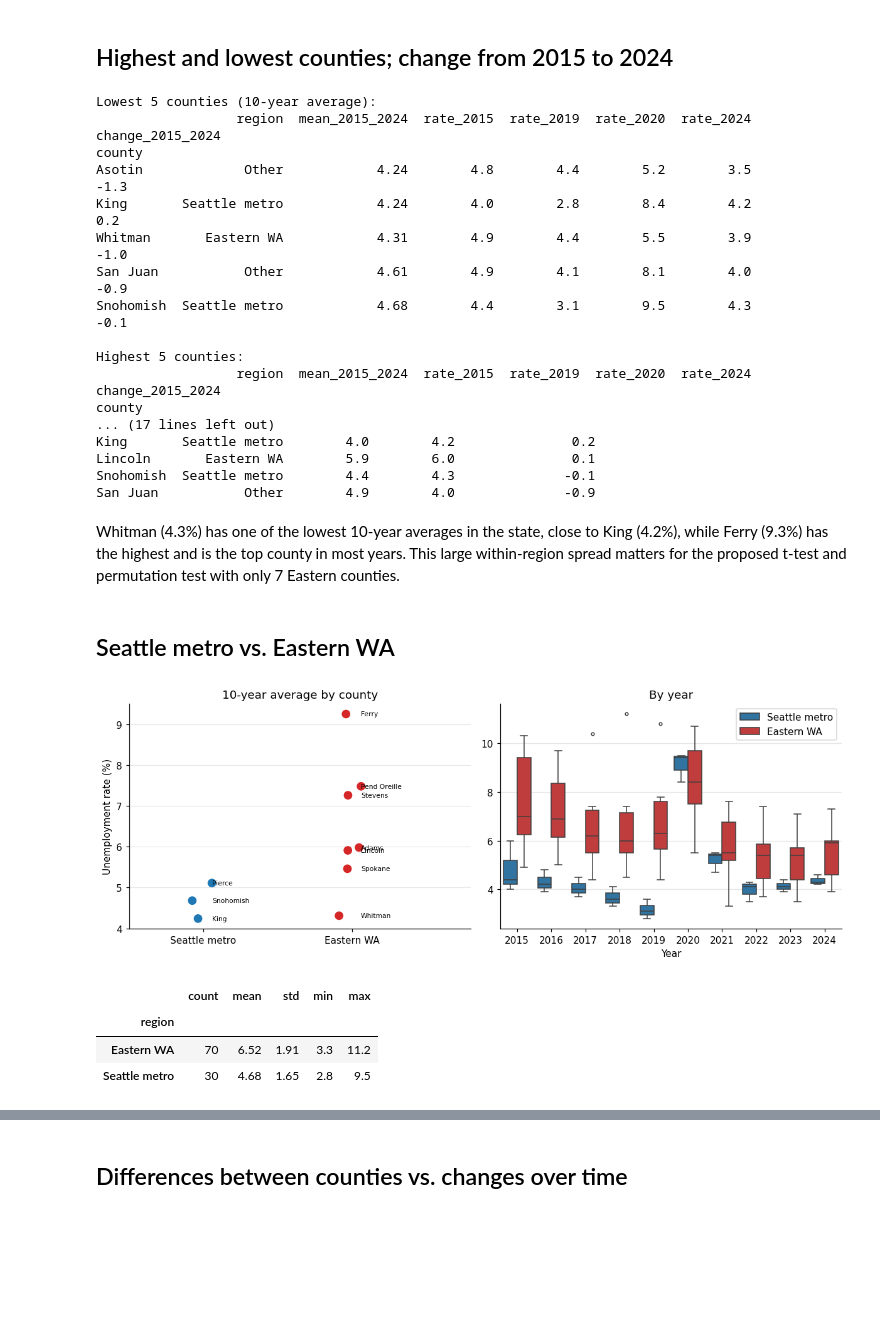
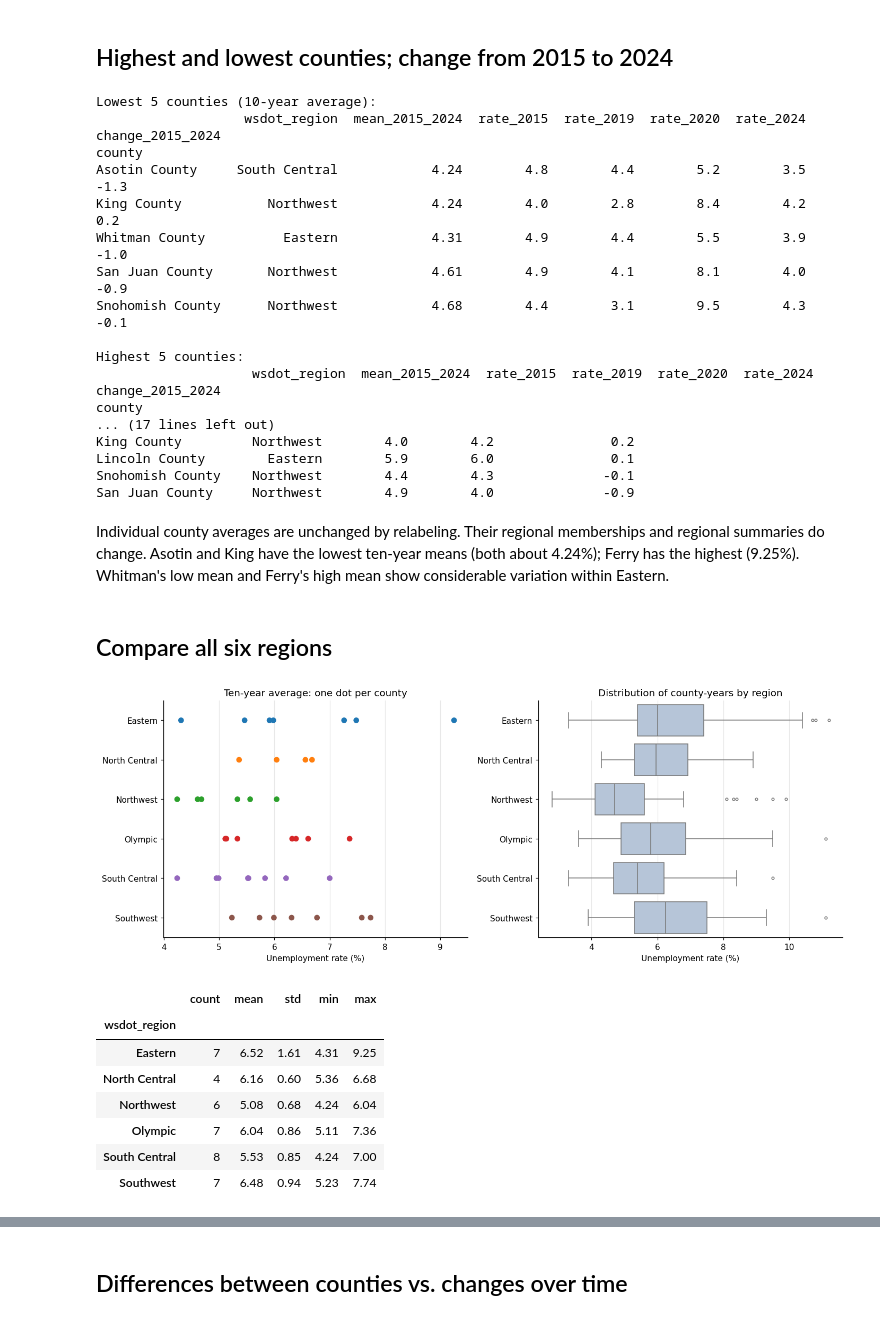
Before and after one commit to binay8/wa-housing, a Jupyter notebook: code/EDA_unemployment rate.ipynb, the cells around one changed output, grey strips where cells are left out. Drawn from its saved outputs; the diff is of its cells as text; code cells hidden in the pictures; blank space fills up the shorter version.

```diff
--- a/code/EDA_unemployment rate.ipynb
+++ b/code/EDA_unemployment rate.ipynb
@@ -130,49 +203,54 @@ plt.tight_layout(); plt.show()
 # %% [markdown]
 ## Highest and lowest counties; change from 2015 to 2024
 # %%
-summary = pd.DataFrame({"region": region_of, "mean_2015_2024": wide.mean(axis=1), "rate_2015": wide[2015], "rate_2019": wide[2019], "rate_2020": wide[2020], "rate_2024": wide[2024]})
+summary = pd.DataFrame({"wsdot_region": region_of, "mean_2015_2024": wide.mean(axis=1), "rate_2015": wide[2015], "rate_2019": wide[2019], "rate_2020": wide[2020], "rate_2024": wide[2024]})
 summary["change_2015_2024"] = summary["rate_2024"] - summary["rate_2015"]
 summary = summary.sort_values("mean_2015_2024")
 print("Lowest 5 counties (10-year average):"); print(summary.head(5).round(2).to_string())
 print("\nHighest 5 counties:"); print(summary.tail(5).round(2).to_string())
-print("\nLargest declines 2015 -> 2024:"); print(summary.nsmallest(4, "change_2015_2024")[["region", "rate_2015", "rate_2024", "change_2015_2024"]].round(2).to_string())
-print("\nLargest increases / smallest declines:"); print(summary.nlargest(4, "change_2015_2024")[["region", "rate_2015", "rate_2024", "change_2015_2024"]].round(2).to_string())
+print("\nLargest declines 2015 -> 2024:"); print(summary.nsmallest(4, "change_2015_2024")[["wsdot_region", "rate_2015", "rate_2024", "change_2015_2024"]].round(2).to_string())
+print("\nLargest increases / smallest declines:"); print(summary.nlargest(4, "change_2015_2024")[["wsdot_region", "rate_2015", "rate_2024", "change_2015_2024"]].round(2).to_string())
 # %% [output]
 Lowest 5 counties (10-year average):
-                  region  mean_2015_2024  rate_2015  rate_2019  rate_2020  rate_2024  change_2015_2024
+                   wsdot_region  mean_2015_2024  rate_2015  rate_2019  rate_2020  rate_2024  change_2015_2024
 county
-Asotin             Other            4.24        4.8        4.4        5.2        3.5              -1.3
-King       Seattle metro            4.24        4.0        2.8        8.4        4.2               0.2
-Whitman       Eastern WA            4.31        4.9        4.4        5.5        3.9              -1.0
-San Juan           Other            4.61        4.9        4.1        8.1        4.0              -0.9
-Snohomish  Seattle metro            4.68        4.4        3.1        9.5        4.3              -0.1
+Asotin County     South Central            4.24        4.8        4.4        5.2        3.5              -1.3
+King County           Northwest            4.24        4.0        2.8        8.4        4.2               0.2
+Whitman County          Eastern            4.31        4.9        4.4        5.5        3.9              -1.0
+San Juan County       Northwest            4.61        4.9        4.1        8.1        4.0              -0.9
+Snohomish County      Northwest            4.68        4.4        3.1        9.5        4.3              -0.1
 
 Highest 5 counties:
-                  region  mean_2015_2024  rate_2015  rate_2019  rate_2020  rate_2024  change_2015_2024
+                    wsdot_region  mean_2015_2024  rate_2015  rate_2019  rate_2020  rate_2024  change_2015_2024
 county
 ... (17 lines left out)
-King       Seattle metro        4.0        4.2               0.2
-Lincoln       Eastern WA        5.9        6.0               0.1
-Snohomish  Seattle metro        4.4        4.3              -0.1
-San Juan           Other        4.9        4.0              -0.9
+King County         Northwest        4.0        4.2               0.2
+Lincoln County        Eastern        5.9        6.0               0.1
+Snohomish County    Northwest        4.4        4.3              -0.1
+San Juan County     Northwest        4.9        4.0              -0.9
 # %% [markdown]
-Whitman (4.3%) has one of the lowest 10-year averages in the state, close to King (4.2%), while Ferry (9.3%) has the highest and is the top county in most years. This large within-region spread matters for the proposed t-test and permutation test with only 7 Eastern counties.
+Individual county averages are unchanged by relabeling. Their regional memberships and regional summaries do change. Asotin and King have the lowest ten-year means (both about 4.24%); Ferry has the highest (9.25%). Whitman's low mean and Ferry's high mean show considerable variation within Eastern.
 # %% [markdown]
-## Seattle metro vs. Eastern WA
+## Compare all six regions
 # %%
-two = df[df["region"].isin(["Seattle metro", "Eastern WA"])]
-fig, axes = plt.subplots(1, 2, figsize=(11, 4.2))
-cm = two.groupby(["county", "region"])["unemployment_rate"].mean().reset_index()
-sns.stripplot(data=cm, x="region", y="unemployment_rate", order=["Seattle metro", "Eastern WA"], hue="region", palette=COLORS, size=9, ax=axes[0], legend=False)
-for _, r in cm.iterrows(): axes[0].annotate(r["county"], (["Seattle metro", "Eastern WA"].index(r["region"]) + 0.06, r["unemployment_rate"]), fontsize=7, va="center")
-axes[0].set(title="10-year average by county", xlabel="", ylabel="Unemployment rate (%)", xlim=(-0.5, 1.8))
-sns.boxplot(data=two, x="year", y="unemployment_rate", hue="region", hue_order=["Seattle metro", "Eastern WA"], palette=COLORS, ax=axes[1], fliersize=3)
-axes[1].set(title="By year", xlabel="Year", ylabel=""); axes[1].legend(title="")
+cm = df.groupby(["county_fips", "county", "wsdot_region"], as_index=False)["unemployment_rate"].mean()
+fig, axes = plt.subplots(1, 2, figsize=(13, 5))
+sns.stripplot(data=cm, y="wsdot_region", x="unemployment_rate", order=ORDER,
+              hue="wsdot_region", palette=COLORS, jitter=False, size=7, ax=axes[0])
+if axes[0].get_legend() is not None: axes[0].get_legend().remove()
+axes[0].set(title="Ten-year average: one dot per county", ylabel="", xlabel="Unemployment rate (%)")
+sns.boxplot(data=df, y="wsdot_region", x="unemployment_rate", order=ORDER,
+            color="lightsteelblue", fliersize=3, ax=axes[1])
+axes[1].set(title="Distribution of county-years by region", ylabel="", xlabel="Unemployment rate (%)")
 plt.tight_layout(); plt.show()
-two.groupby("region")["unemployment_rate"].agg(["count", "mean", "std", "min", "max"]).round(2)
+cm.groupby("wsdot_region")["unemployment_rate"].agg(["count", "mean", "std", "min", "max"]).reindex(ORDER).round(2)
 # %% [output]
-[figure, old version]
+[figure, new version]
 |  | count | mean | std | min | max |
-| region |  |  |  |  |  |
-| Eastern WA | 70 | 6.52 | 1.91 | 3.3 | 11.2 |
-| Seattle metro | 30 | 4.68 | 1.65 | 2.8 | 9.5 |
+| wsdot_region |  |  |  |  |  |
+| Eastern | 7 | 6.52 | 1.61 | 4.31 | 9.25 |
+| North Central | 4 | 6.16 | 0.60 | 5.36 | 6.68 |
+| Northwest | 6 | 5.08 | 0.68 | 4.24 | 6.04 |
+| Olympic | 7 | 6.04 | 0.86 | 5.11 | 7.36 |
+| South Central | 8 | 5.53 | 0.85 | 4.24 | 7.00 |
+| Southwest | 7 | 6.48 | 0.94 | 5.23 | 7.74 |
```
Also changed, not shown: parts of 19 cells of this notebook.
